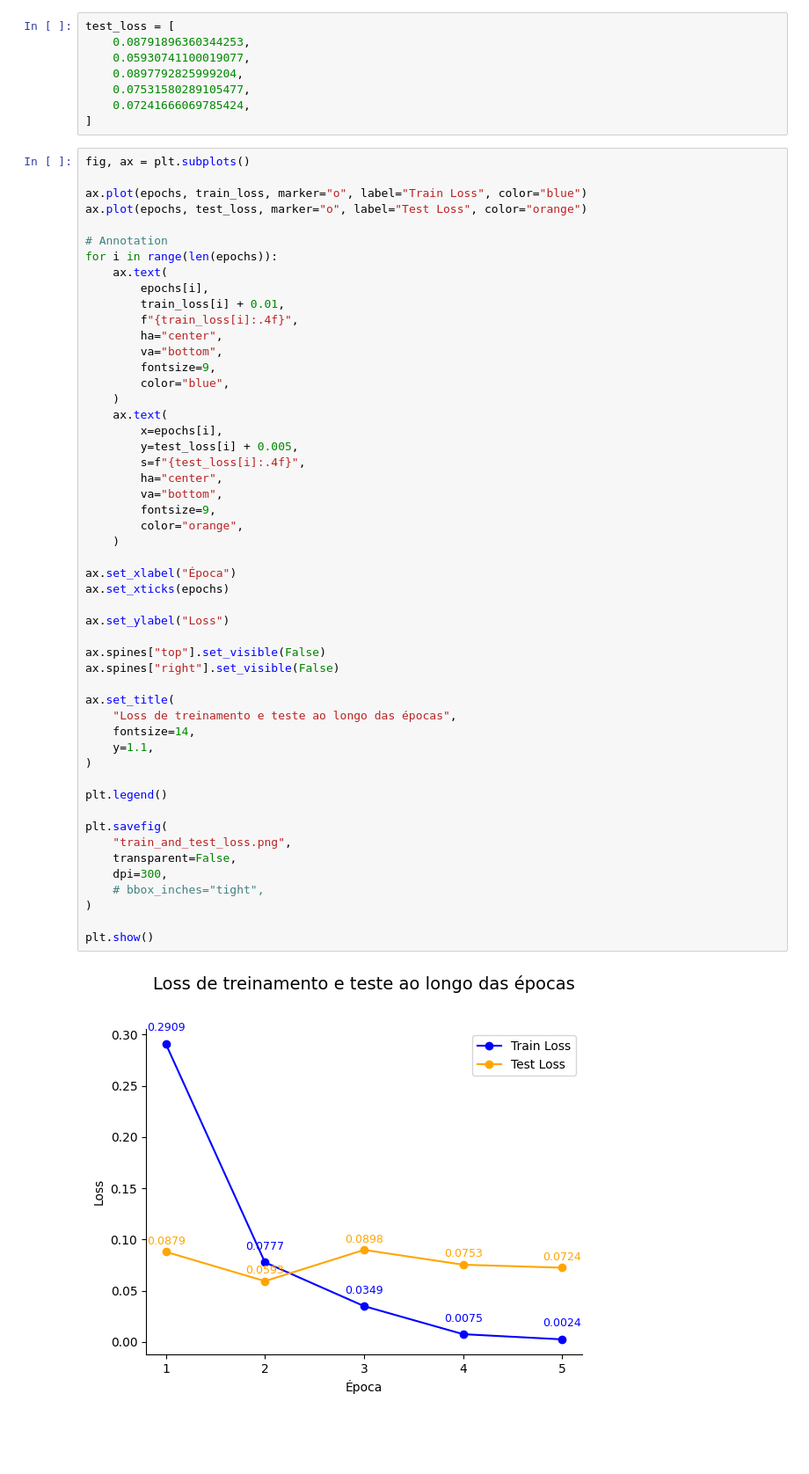
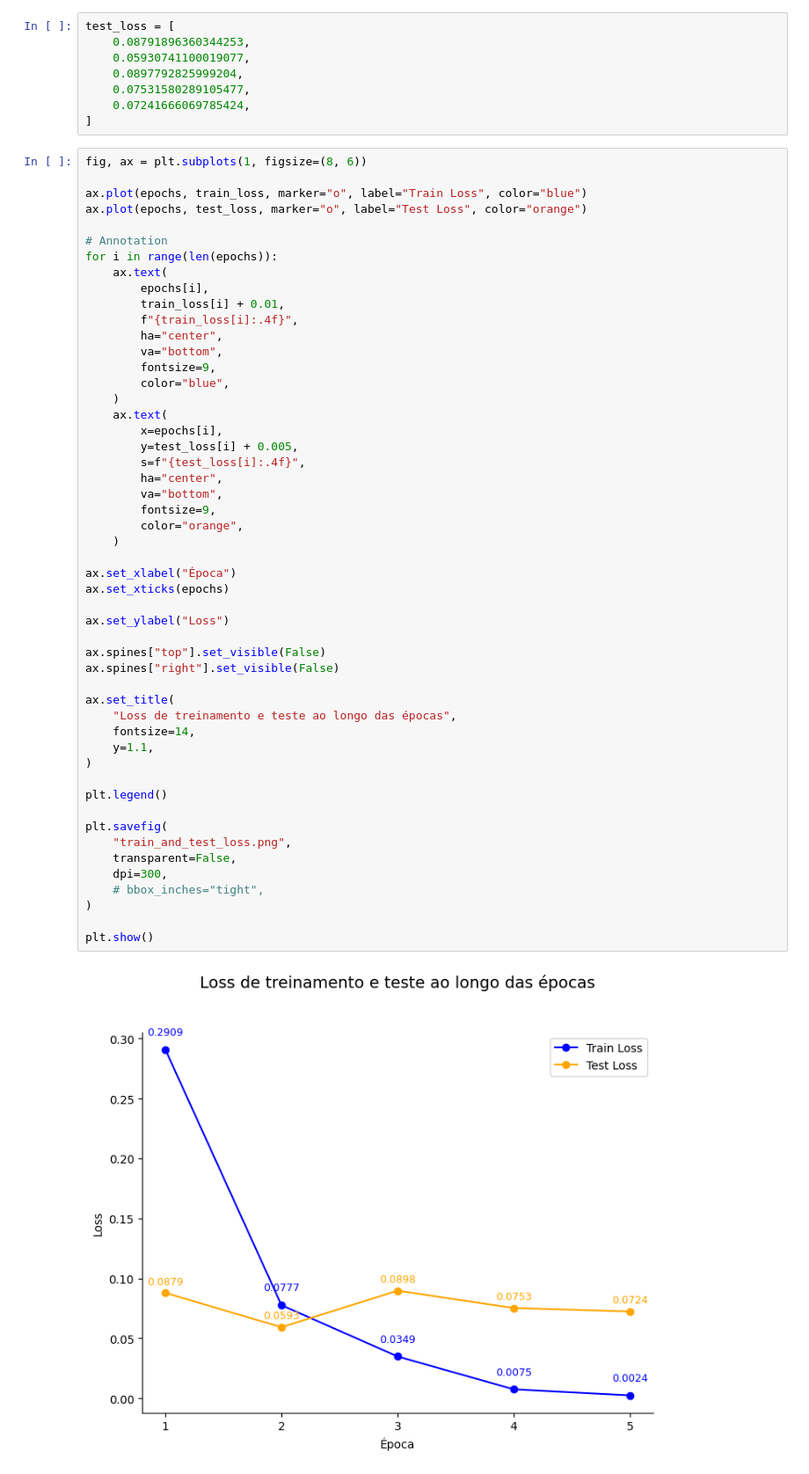
Before and after one commit to stevillis/glassdoor-reviews-report, a Jupyter notebook: _9_train_loss.ipynb, the cells around one changed output. Shown at 88% size. Saved outputs shown, nothing was run; the diff lists cells and outputs as text; blank space fills up the shorter version.

Commit message:
fix: typo and image size

```diff
--- a/_9_train_loss.ipynb
+++ b/_9_train_loss.ipynb
@@ -19,7 +19,7 @@ test_loss = [
     0.07241666069785424,
 ]
 # %%
-fig, ax = plt.subplots()
+fig, ax = plt.subplots(1, figsize=(8, 6))
 
 ax.plot(epochs, train_loss, marker="o", label="Train Loss", color="blue")
 ax.plot(epochs, test_loss, marker="o", label="Test Loss", color="orange")
@@ -43,31 +43,31 @@ for i in range(len(epochs)):
         va="bottom",
         fontsize=9,
         color="orange",
     )
 
 ax.set_xlabel("Época")
 ax.set_xticks(epochs)
 
 ax.set_ylabel("Loss")
 
 ax.spines["top"].set_visible(False)
 ax.spines["right"].set_visible(False)
 
 ax.set_title(
     "Loss de treinamento e teste ao longo das épocas",
     fontsize=14,
     y=1.1,
 )
 
 plt.legend()
 
 plt.savefig(
     "train_and_test_loss.png",
     transparent=False,
     dpi=300,
     # bbox_inches="tight",
 )
 
 plt.show()
 # %% [output]
-[figure, old version]
+[figure, new version]
```
Also changed, not shown: 5 other files.
